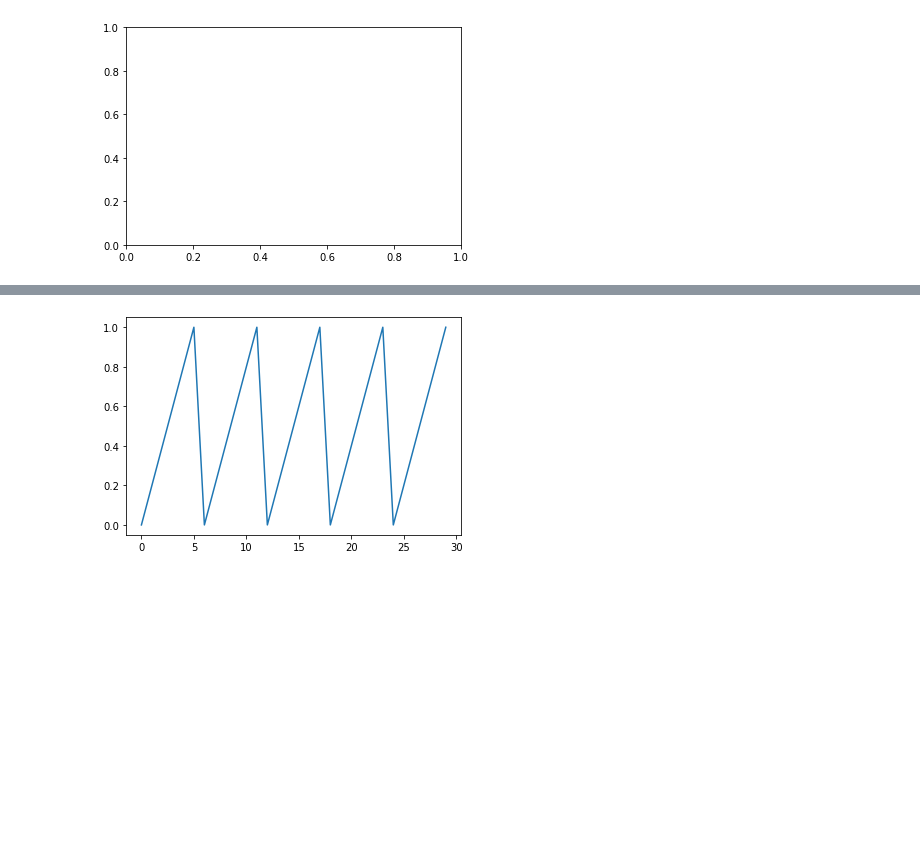
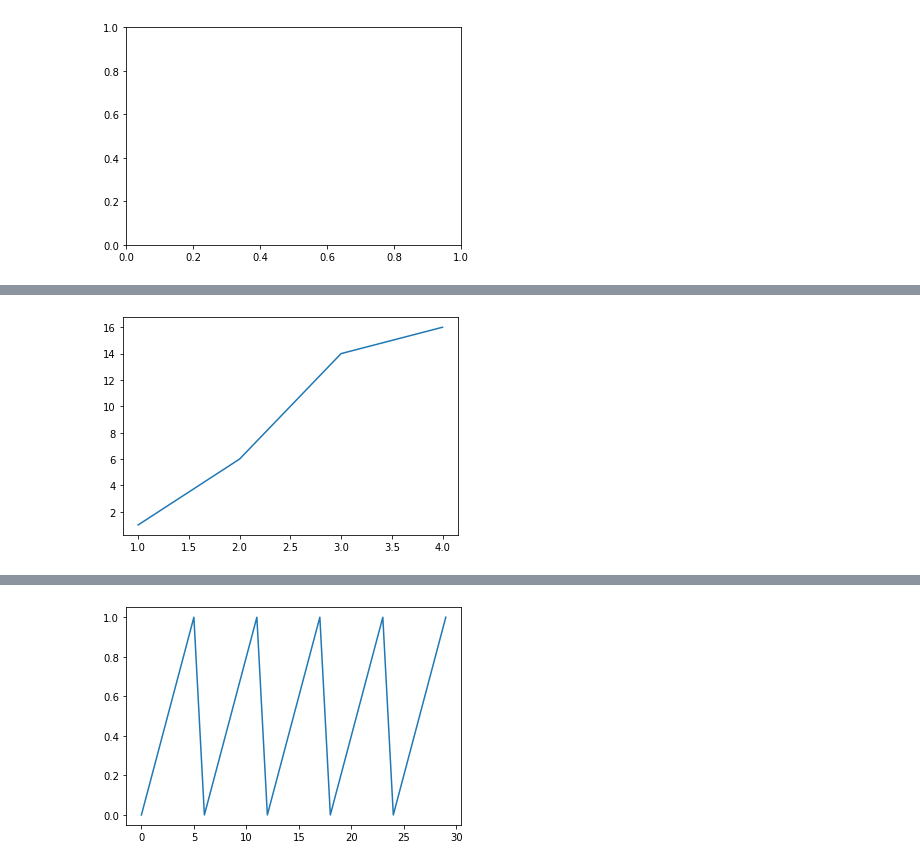
Before and after one commit to unknown-jun/Data-Visualization, a Jupyter notebook: matplotlib/L01. Line_plot ~ Color_Style.ipynb, the cells around one changed output, grey strips where cells are left out. Drawn from its saved outputs; the diff is of its cells as text; code cells hidden in the pictures; blank space fills up the shorter version.

```diff
--- a/matplotlib/L01. Line_plot ~ Color_Style.ipynb
+++ b/matplotlib/L01. Line_plot ~ Color_Style.ipynb
@@ -16,0 +22,4 @@ ax = plt.axes()
+# %%
+plt.plot([1, 2, 3, 4], [1, 6, 14, 16]);
+# %% [output]
+[figure, added]
```
Also changed, not shown: parts of 14 cells of this notebook.
